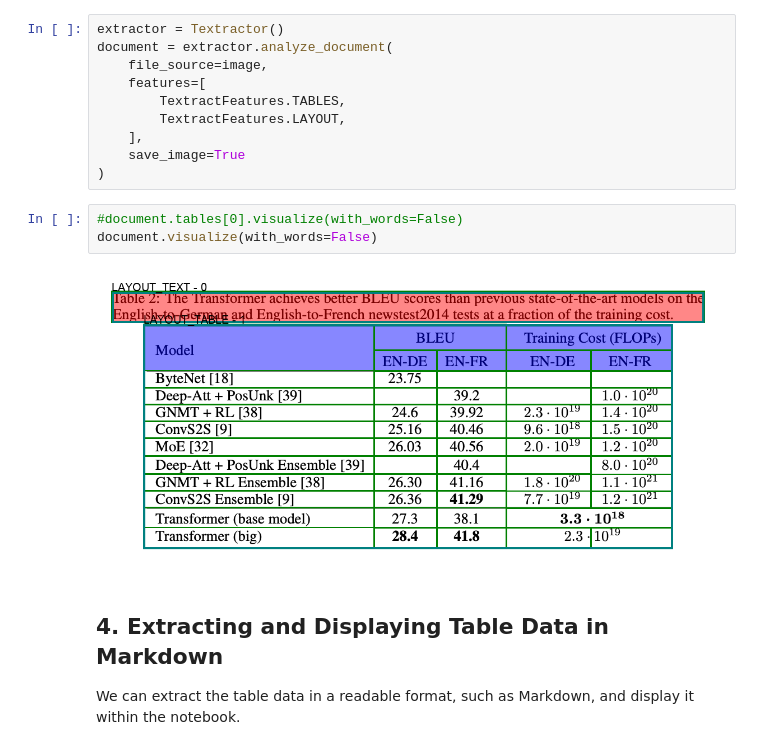
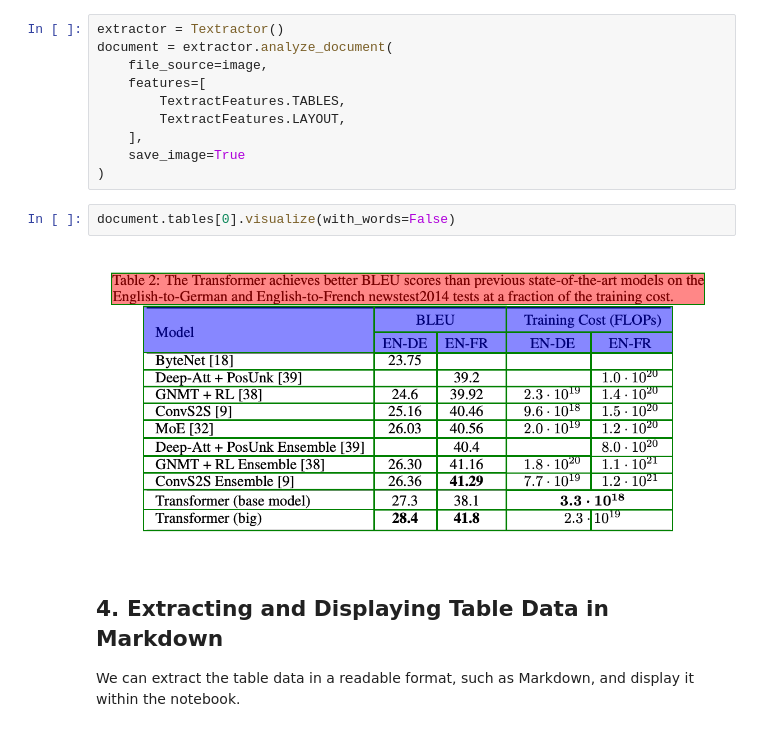
Before and after one commit to ArlindNocaj/layout-aware-preprocessing-rag, a Jupyter notebook: 03-tabular-data-qna.ipynb, the cells around one changed output. Saved outputs shown, nothing was run; the diff lists cells and outputs as text.

```diff
--- a/03-tabular-data-qna.ipynb
+++ b/03-tabular-data-qna.ipynb
@@ -40,10 +42,9 @@ document = extractor.analyze_document(
     save_image=True
 )
 # %%
-#document.tables[0].visualize(with_words=False)
-document.visualize(with_words=False)
+document.tables[0].visualize(with_words=False)
 # %% [output]
-[figure, old version]
+[figure, new version]
 # %% [markdown]
 ## 4. Extracting and Displaying Table Data in Markdown
 
```
Also changed, not shown: parts of 13 cells of this notebook.
